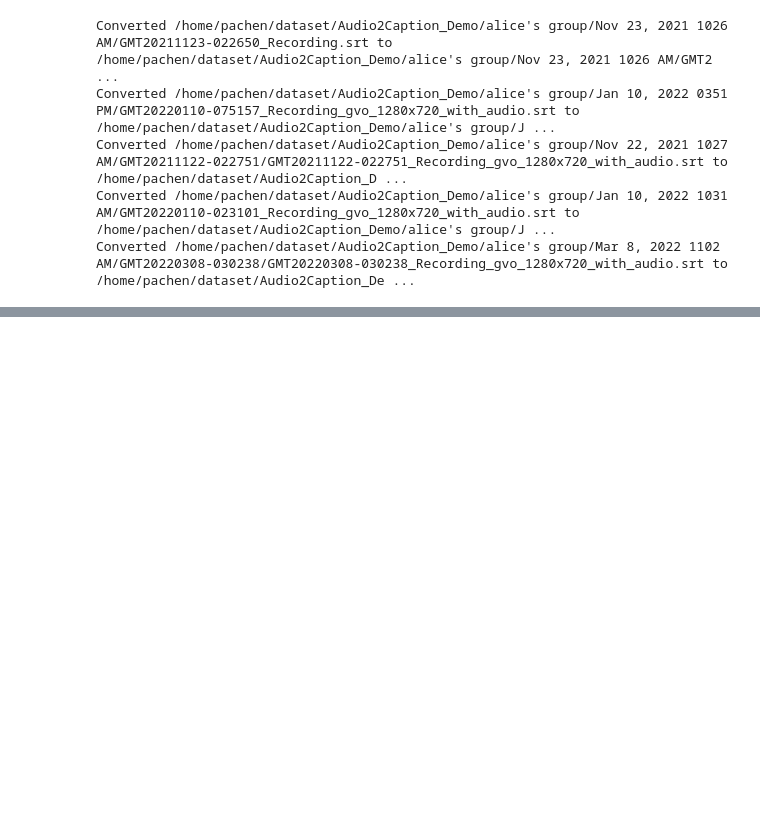
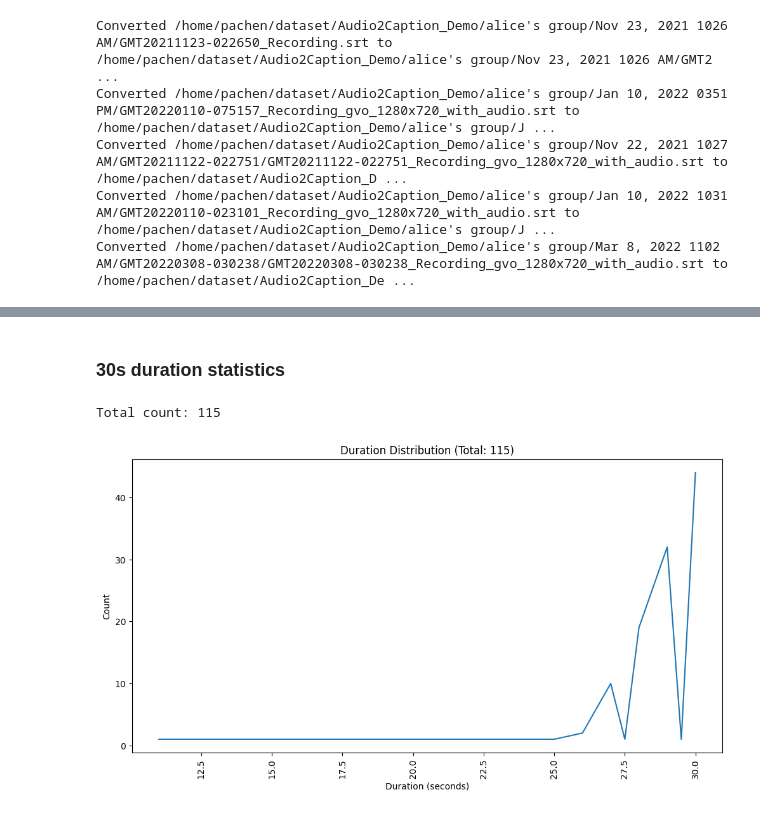
Before and after one commit to cpa2001/ASR, a Jupyter notebook: Format_Subtitle.ipynb, the cells around one changed output, grey strips where cells are left out. Cells and saved outputs as stored; diff of their text form; code cells hidden in the pictures; blank space fills up the shorter version.

Commit message:
cut audio 30s per flac

```diff
--- a/Format_Subtitle.ipynb
+++ b/Format_Subtitle.ipynb
@@ -299,0 +571,40 @@ Converted /home/pachen/dataset/Audio2Caption_Demo/alice's group/Mar 8, 2022 1102
+# %% [markdown]
+### 30s duration statistics
+# %%
+import json
+from collections import defaultdict
+import matplotlib.pyplot as plt
+
+def analyze_duration_from_file(file_path):
+    duration_counts = defaultdict(int)
+    total_count = 0
+
+    with open(file_path, 'r', encoding='utf-8') as f:
+        data = json.load(f)
+        for entry in data:
+            duration = float(entry['duration'])
+            duration_counts[round(duration, 3)] += 1
+            total_count += 1
+
+    duration_distribution = sorted(duration_counts.items(), key=lambda x: x[0])
+    return duration_distribution, total_count
+
+def plot_duration_distribution(duration_distribution, total_count):
+    durations, counts = zip(*duration_distribution)
+    plt.figure(figsize=(12, 6))
+    plt.plot(durations, counts)
+    plt.xlabel('Duration (seconds)')
+    plt.ylabel('Count')
+    plt.title(f'Duration Distribution (Total: {total_count})')
+    plt.xticks(rotation=90)
+    plt.show()
+
+if __name__ == '__main__':
+    file_path = "/home/pachen/dataset/Audio2Caption_Demo/alice's group/Nov 23, 2021 1026 AM/GMT20211123-022650_Recording30s.json"
+    duration_distribution, total_count = analyze_duration_from_file(file_path)
+
+    print(f"Total count: {total_count}")
+    plot_duration_distribution(duration_distribution, total_count)
+# %% [output]
+Total count: 115
+[figure, added]
```
Also changed, not shown: parts of 8 cells of this notebook, 2 other files.
